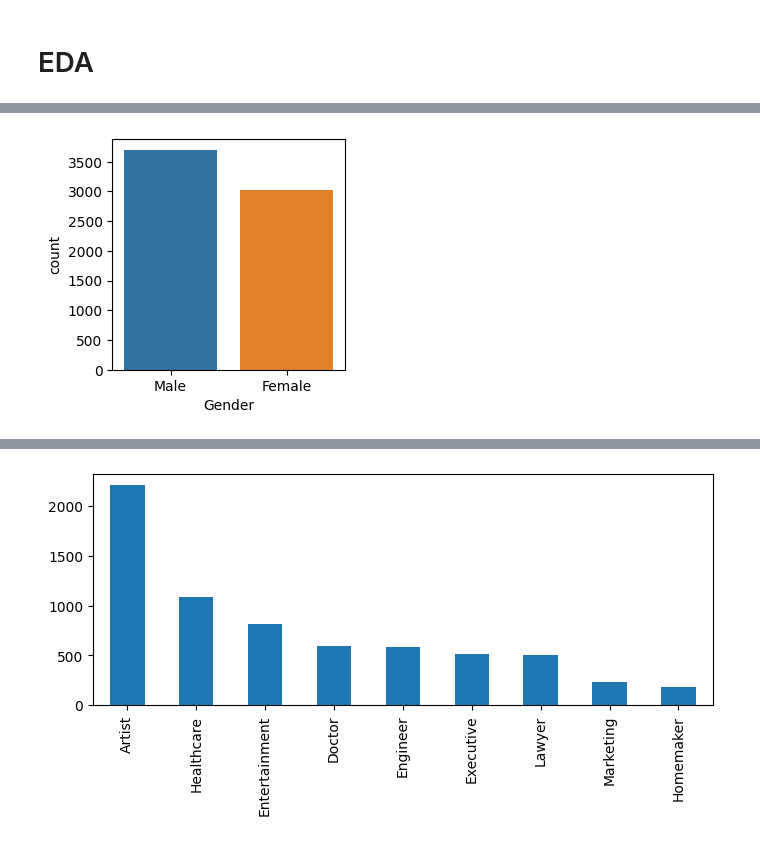
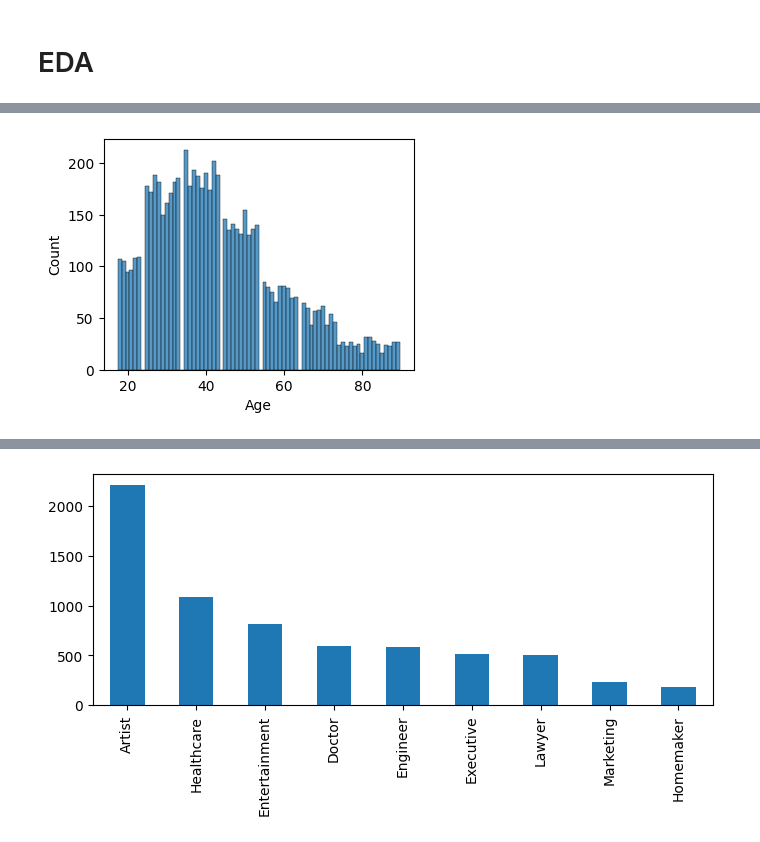
Before and after one commit to franklinzppa/customer-clusterization, a Jupyter notebook: customer-cluster.ipynb, the cells around one changed output, grey strips where cells are left out. Drawn from its saved outputs; the diff is of its cells as text; code cells hidden in the pictures.

```diff
--- a/customer-cluster.ipynb
+++ b/customer-cluster.ipynb
@@ -156,5 +189,5 @@ Image('img/mindmap.png', width=800)
 # %%
-plt.figure(figsize=(3,3))
-sns.countplot(df_dropna, x='Gender');
+plt.figure(figsize=(4,3))
+sns.histplot(df_dropna, x='Age', discrete=True);
 # %% [output]
-[figure, old version]
+[figure, new version]
```
Also changed, not shown: parts of 57 cells of this notebook, 3 other files.
